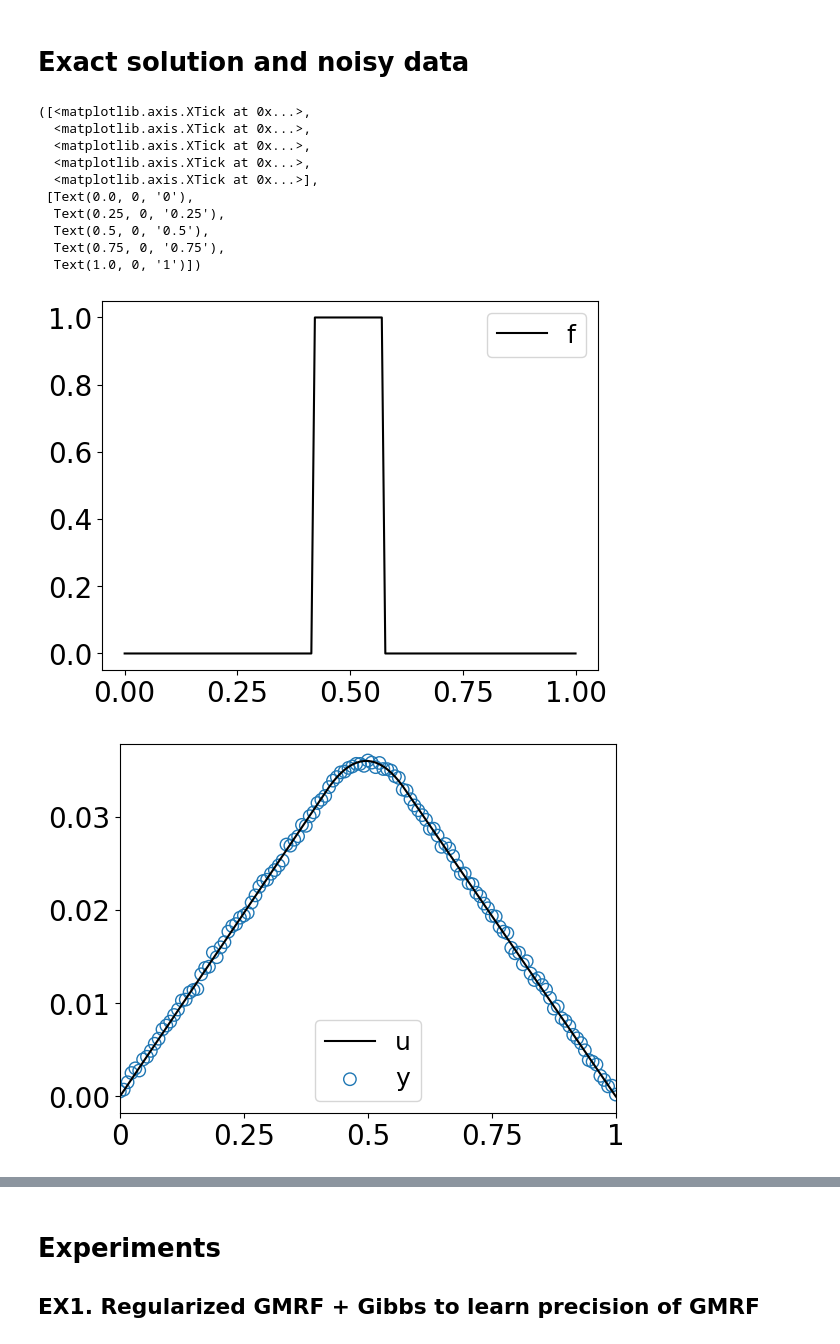
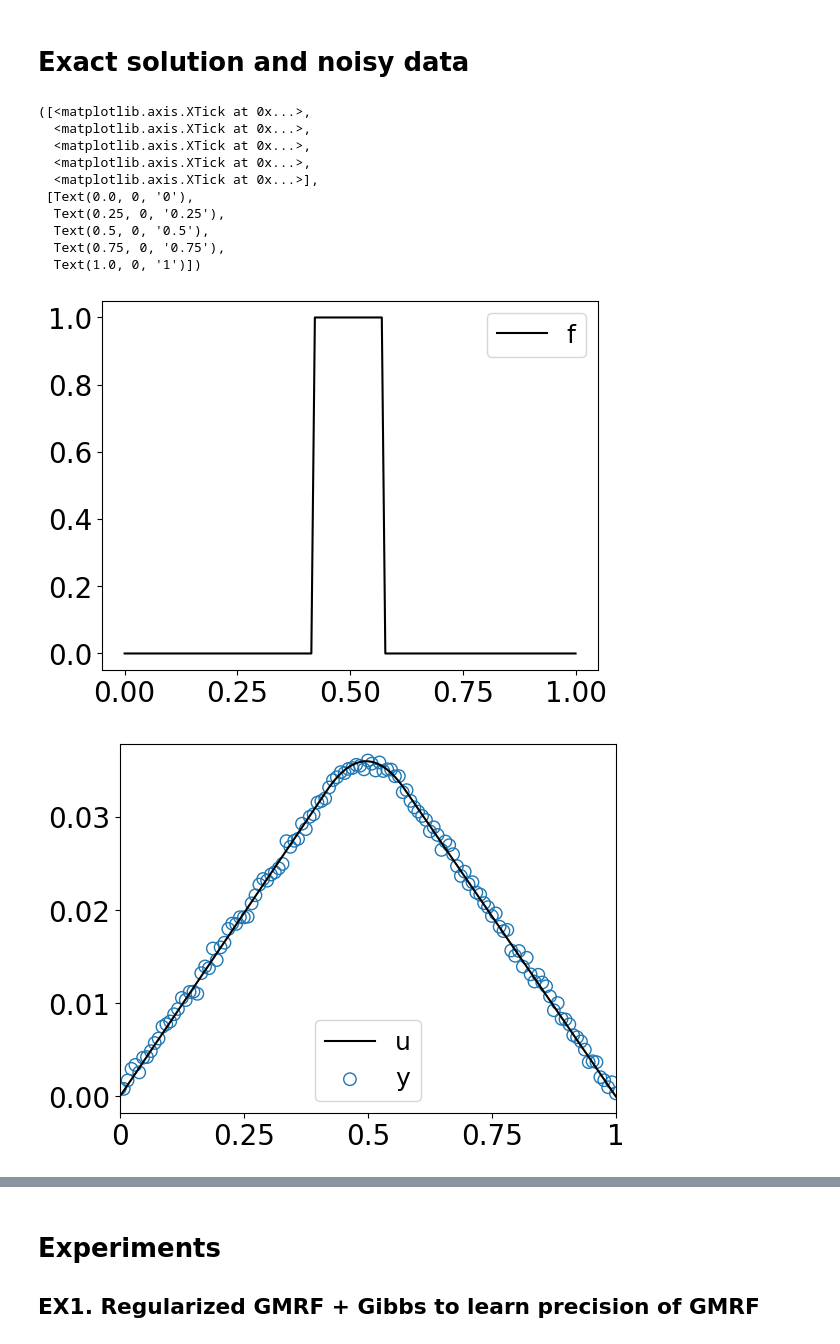
Before and after one commit to CUQI-DTU/Paper-Implicit, a Jupyter notebook: pde_source/rhs_1d_TV.ipynb, the cells around one changed output, grey strips where cells are left out. Drawn from its saved outputs; the diff is of its cells as text; code cells hidden in the pictures.

```diff
--- a/pde_source/rhs_1d_TV.ipynb
+++ b/pde_source/rhs_1d_TV.ipynb
@@ -72,33 +72,33 @@ else:
 plt.figure()
 plt.plot(np.linspace(0,1,129), x_exact, label='f', color="k")
 plt.legend(fontsize=legendfontsize, loc="upper right")
 
 # %%
 y_exact = poisson.forward(x_exact)
 
-noise_scale = 3e-4#0.25e-3#1e-3#3e-3#0.001#0.002 #0.001 #0.003 #0.003 #0.002
+noise_scale = 5e-4#1e-3#3e-4#0.25e-3#1e-3#3e-3#0.001#0.002 #0.001 #0.003 #0.003 #0.002
 noise = noise_scale*np.random.randn(y_exact.size)
 y_data = y_exact + noise
 # %%
 plt.figure()
 plt.plot(np.linspace(0,1,129), y_exact, label='u', color="k")
 # plt.plot(np.linspace(0,1,129), y_data, 'o', label='y', color="C2")
 plt.scatter(np.linspace(0,1,129), y_data, s=80, facecolors='none', edgecolors='C0', label="y")
 plt.legend(fontsize=legendfontsize, loc="lower center")
 # plt.ylim([0,0.05])
 plt.xlim([0, 1])
 plt.xticks([0, 0.25, 0.5, 0.75, 1], ['0', '0.25', '0.5', '0.75', '1'])
 # %% [output]
 ([<matplotlib.axis.XTick at 0x...>,
   <matplotlib.axis.XTick at 0x...>,
   <matplotlib.axis.XTick at 0x...>,
   <matplotlib.axis.XTick at 0x...>,
   <matplotlib.axis.XTick at 0x...>],
  [Text(0.0, 0, '0'),
   Text(0.25, 0, '0.25'),
   Text(0.5, 0, '0.5'),
   Text(0.75, 0, '0.75'),
   Text(1.0, 0, '1')])
 [figure]
-[figure, old version]
+[figure, new version]
 # %% [markdown]
```
Also changed, not shown: parts of 8 cells of this notebook.
